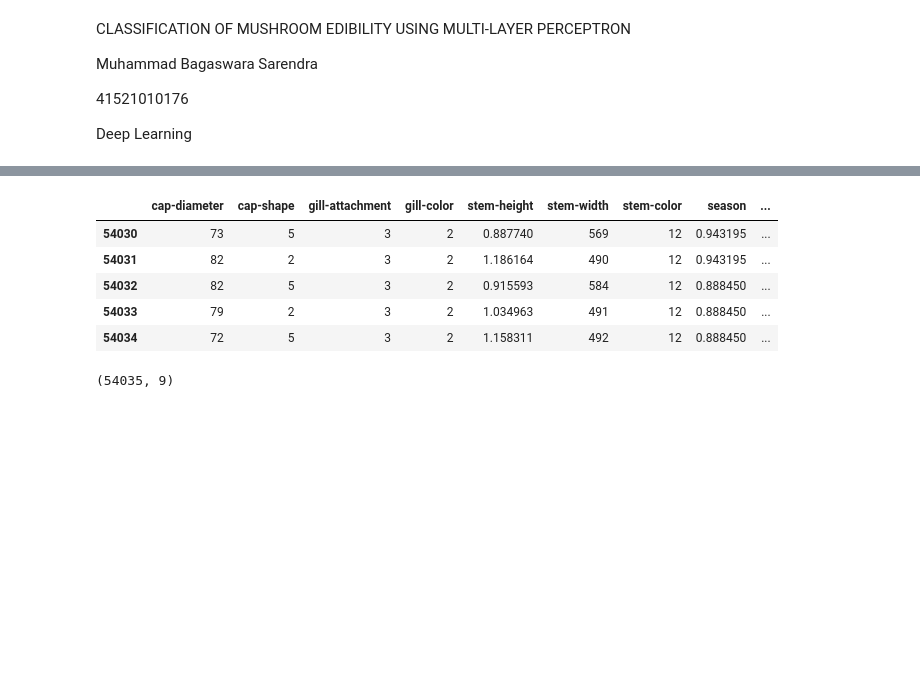
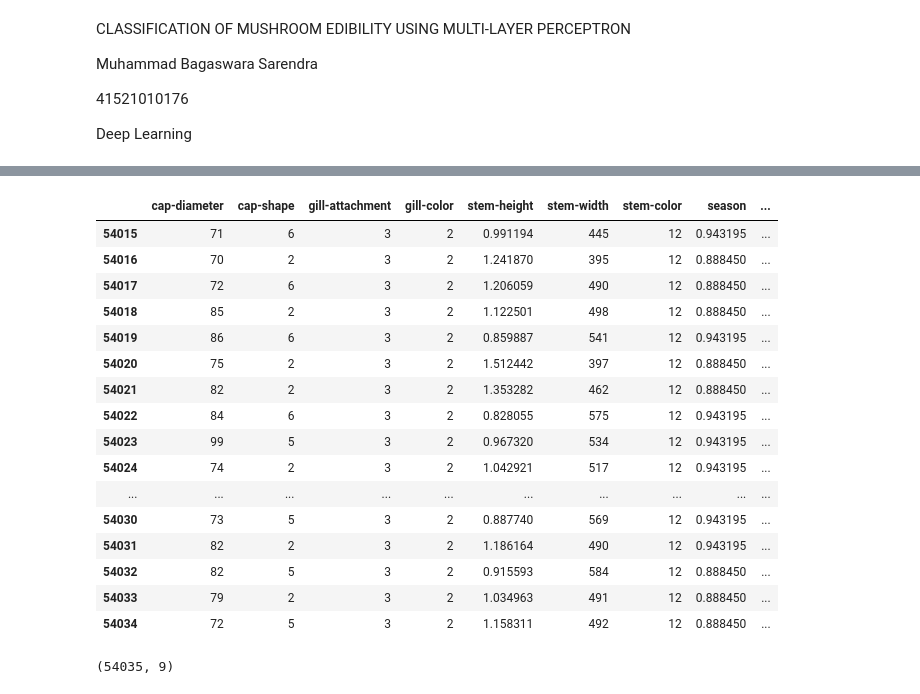
Before and after one commit to bagassarendra/MushroomClassification-MLP, a Jupyter notebook: mushroomclassification.ipynb, the cells around one changed output, grey strips where cells are left out. Cells and saved outputs as stored; diff of their text form; code cells hidden in the pictures; blank space fills up the shorter version.

```diff
--- a/mushroomclassification.ipynb
+++ b/mushroomclassification.ipynb
@@ -39,7 +50,18 @@ data.head()
 # %%
-data.tail()
+data.tail(20)
 # %% [output]
 |  | cap-diameter | cap-shape | gill-attachment | gill-color | stem-height | stem-width | stem-color | season | ... |
+| 54015 | 71 | 6 | 3 | 2 | 0.991194 | 445 | 12 | 0.943195 | ... |
+| 54016 | 70 | 2 | 3 | 2 | 1.241870 | 395 | 12 | 0.888450 | ... |
+| 54017 | 72 | 6 | 3 | 2 | 1.206059 | 490 | 12 | 0.888450 | ... |
+| 54018 | 85 | 2 | 3 | 2 | 1.122501 | 498 | 12 | 0.888450 | ... |
+| 54019 | 86 | 6 | 3 | 2 | 0.859887 | 541 | 12 | 0.943195 | ... |
+| 54020 | 75 | 2 | 3 | 2 | 1.512442 | 397 | 12 | 0.888450 | ... |
+| 54021 | 82 | 2 | 3 | 2 | 1.353282 | 462 | 12 | 0.888450 | ... |
+| 54022 | 84 | 6 | 3 | 2 | 0.828055 | 575 | 12 | 0.943195 | ... |
+| 54023 | 99 | 5 | 3 | 2 | 0.967320 | 534 | 12 | 0.943195 | ... |
+| 54024 | 74 | 2 | 3 | 2 | 1.042921 | 517 | 12 | 0.943195 | ... |
+| ... | ... | ... | ... | ... | ... | ... | ... | ... | ... |
 | 54030 | 73 | 5 | 3 | 2 | 0.887740 | 569 | 12 | 0.943195 | ... |
 | 54031 | 82 | 2 | 3 | 2 | 1.186164 | 490 | 12 | 0.943195 | ... |
 | 54032 | 82 | 5 | 3 | 2 | 0.915593 | 584 | 12 | 0.888450 | ... |
```
Also changed, not shown: parts of 19 cells of this notebook.
